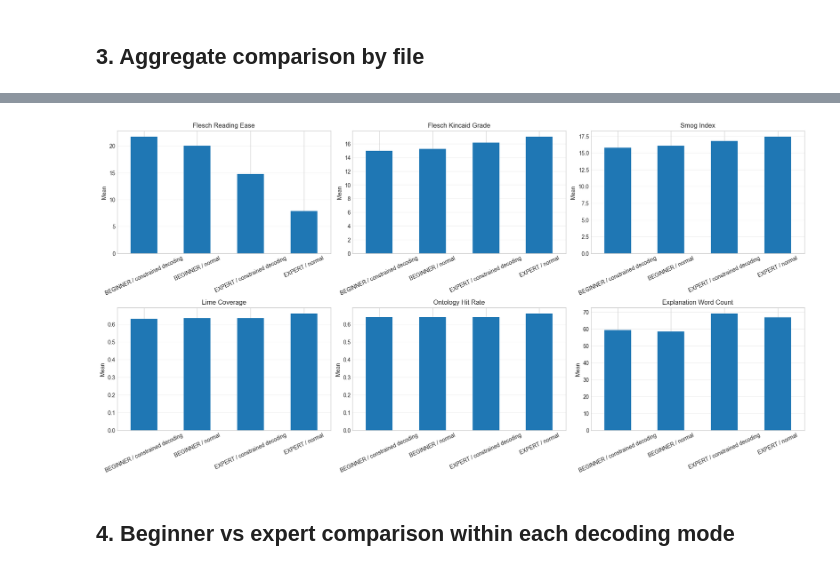
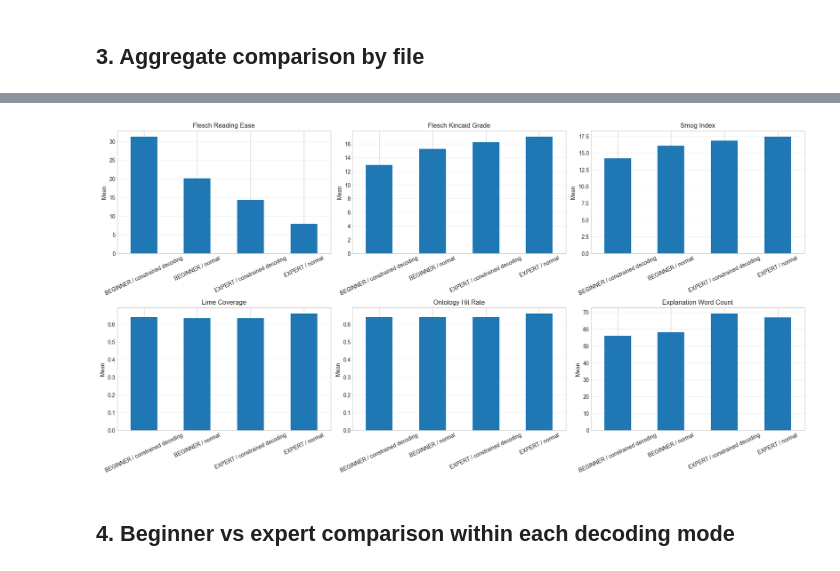
Before and after one commit to VimalJ5/User-Adaptive-XAI, a Jupyter notebook: MCC_contrained_decoding/05_comparative_analysis.ipynb, the cells around one changed output, grey strips where cells are left out. Cells and saved outputs as stored; diff of their text form; code cells hidden in the pictures.

```diff
--- a/MCC_contrained_decoding/05_comparative_analysis.ipynb
+++ b/MCC_contrained_decoding/05_comparative_analysis.ipynb
@@ -25,9 +126,9 @@ plt.style.use("seaborn-v0_8-whitegrid")
 # %%
 RESULT_FILES = {
     "BEGINNER / normal": Path("outputs/results_beginner.csv"),
-    "BEGINNER / constrained decoding": Path("outputs/results_beginner_CD.csv"),
+    "BEGINNER / constrained decoding": Path("outputs/results_beginner_CD_2.csv"),
     "EXPERT / normal": Path("outputs/results_expert.csv"),
-    "EXPERT / constrained decoding": Path("outputs/results_expert_CD.csv"),
+    "EXPERT / constrained decoding": Path("outputs/results_expert_CD_2.csv"),
 }
 
 frames = []
@@ -43,6 +144,33 @@ for label, path in RESULT_FILES.items():
     frames.append(frame)
 
 df = pd.concat(frames, ignore_index=True)
+
+# Bracket conformance flags — these are the headline evaluation metrics
+BEGINNER_BRACKET_FRE = (55, 85)
+EXPERT_BRACKET_FRE = (-10, 35)
+BEGINNER_BRACKET_DC = (0.0, 7.5)
+EXPERT_BRACKET_DC = (8.5, 20.0)
+
+
+def in_bracket(row):
+    cat = row.get("user_category", "")
+    fre = row.get("flesch_reading_ease", float("nan"))
+    dc = row.get("dale_chall", float("nan"))
+    if cat == "BEGINNER":
+        return (
+            BEGINNER_BRACKET_FRE[0] <= fre <= BEGINNER_BRACKET_FRE[1]
+            and BEGINNER_BRACKET_DC[0] <= dc <= BEGINNER_BRACKET_DC[1]
+        )
+    elif cat == "EXPERT":
+        return (
+            EXPERT_BRACKET_FRE[0] <= fre <= EXPERT_BRACKET_FRE[1]
+            and EXPERT_BRACKET_DC[0] <= dc <= EXPERT_BRACKET_DC[1]
+        )
+    return False
+
+
+df["in_target_bracket"] = df.apply(in_bracket, axis=1)
+
 metric_cols = [
     "flesch_reading_ease",
     "flesch_kincaid_grade",
@@ -81,10 +209,12 @@ Loaded 4 files and 200 total rows.
 ## 3. Aggregate comparison by file
 # %%
 summary_by_file = (
-    df.groupby("experiment")[metric_cols + ["explanation_word_count"]]
+    df.groupby("experiment")[metric_cols + ["explanation_word_count", "in_target_bracket"]]
     .mean()
     .round(3)
 )
+summary_by_file = summary_by_file.rename(columns={"in_target_bracket": "pct_in_bracket"})
+summary_by_file["pct_in_bracket"] = (summary_by_file["pct_in_bracket"] * 100).round(1)
 display(summary_by_file)
 
 fig, axes = plt.subplots(2, 3, figsize=(18, 9), constrained_layout=True)
@@ -106,5 +236,5 @@ plt.show()
 | EXPERT / normal | 7.845 | 17.052 | 17.442 | 0.660 | 0.66 | ... |
-[figure, old version]
+[figure, new version]
 # %% [markdown]
 ## 4. Beginner vs expert comparison within each decoding mode
 # %%
```
Also changed, not shown: parts of 4 cells of this notebook, 11 other files.
